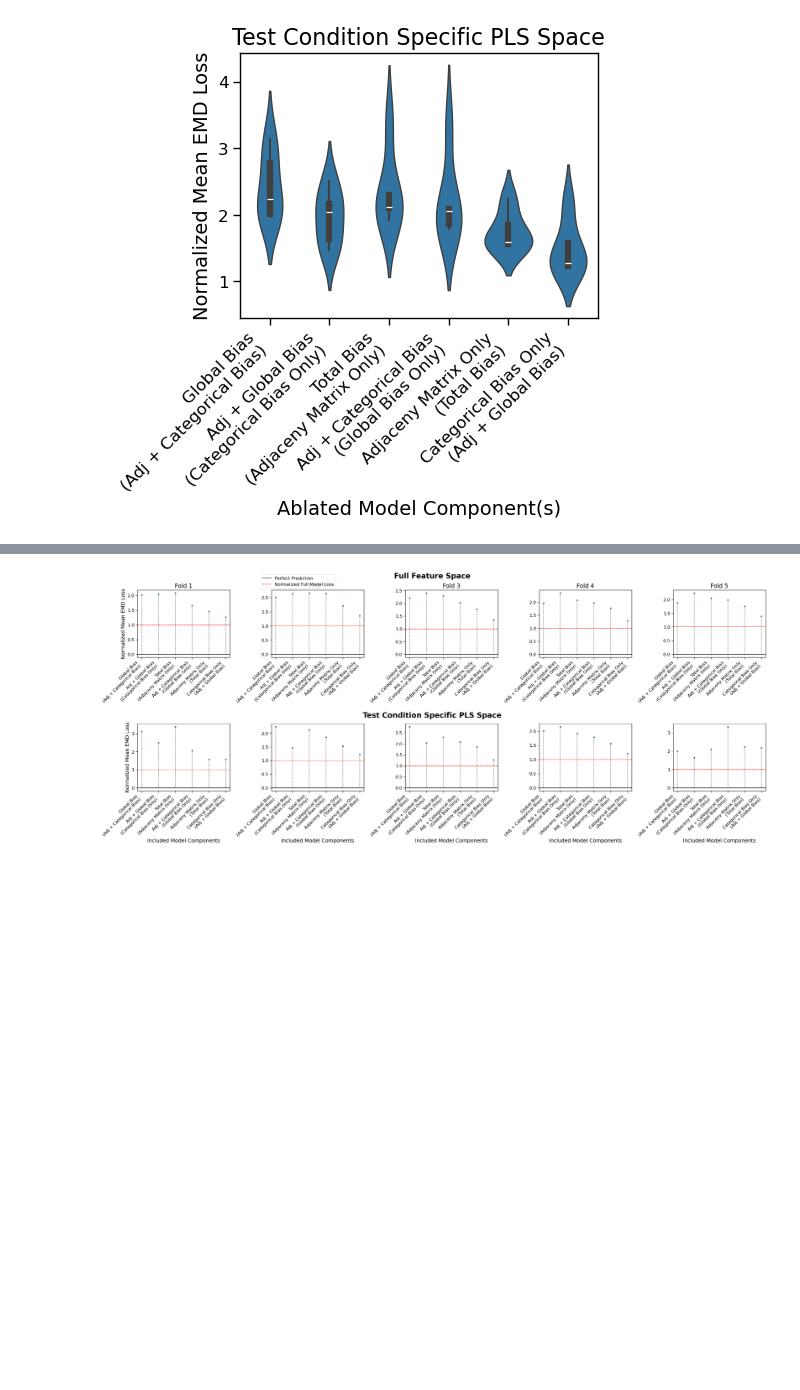
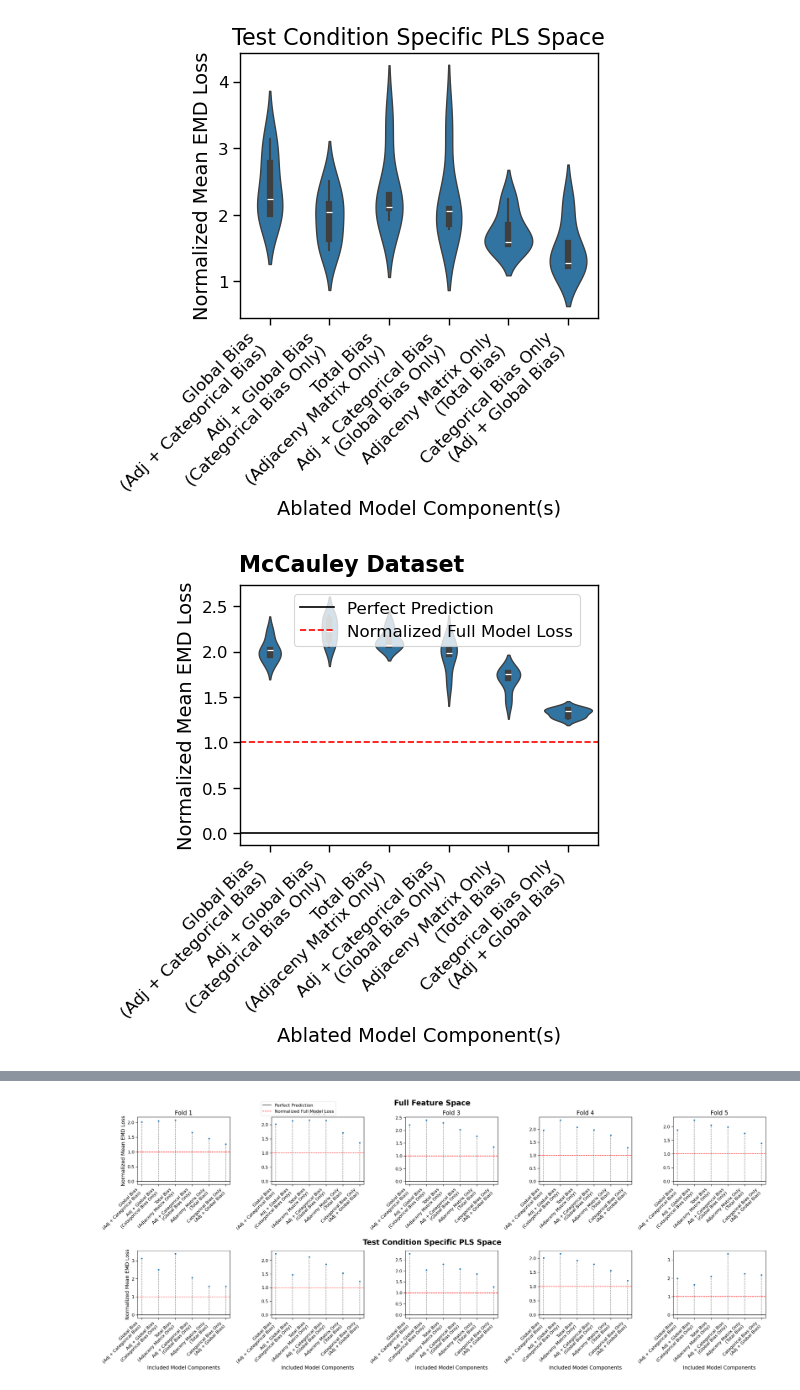
Before and after one commit to hmbaghdassarian/scLEMBAS, a Jupyter notebook: notebooks/McCauley_2024/06_assess_predictions/03_individual_components/01B_quantification.ipynb, the cells around one changed output, grey strips where cells are left out. Drawn from its saved outputs; the diff is of its cells as text; code cells hidden in the pictures; blank space fills up the shorter version.

```diff
--- a/notebooks/McCauley_2024/06_assess_predictions/03_individual_components/01B_quantification.ipynb
+++ b/notebooks/McCauley_2024/06_assess_predictions/03_individual_components/01B_quantification.ipynb
@@ -235,0 +274,18 @@ for space in ['Full Feature Space', 'Test Condition Specific PLS Space']:
+# %%
+with sns.plotting_context(
+    "paper",
+    rc={
+        "axes.labelsize": 14,
+        "axes.titlesize": 16,
+        "legend.fontsize": 12,
+        "xtick.labelsize": 12,
+        "ytick.labelsize": 12,
+    }
+):
+
+    component_dist_viz(
+        fig_name=None, #os.path.join(data_path, 'figures','{}_per_component_loss_distributions_figure.png'.format(author)),
+        show_fig=True,
+    )
+# %% [output]
+[figure, added]
```
Also changed, not shown: parts of 6 cells of this notebook, 9 other files.
